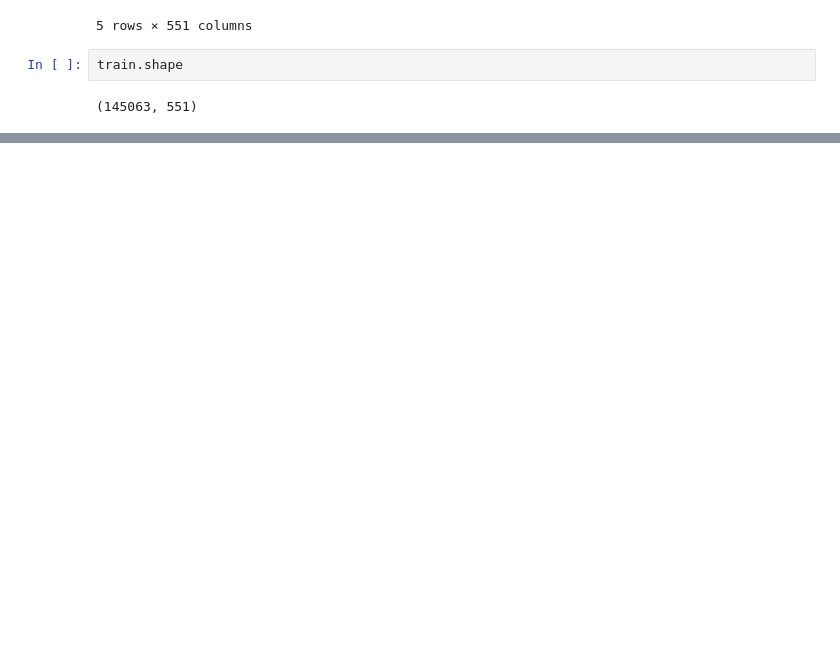
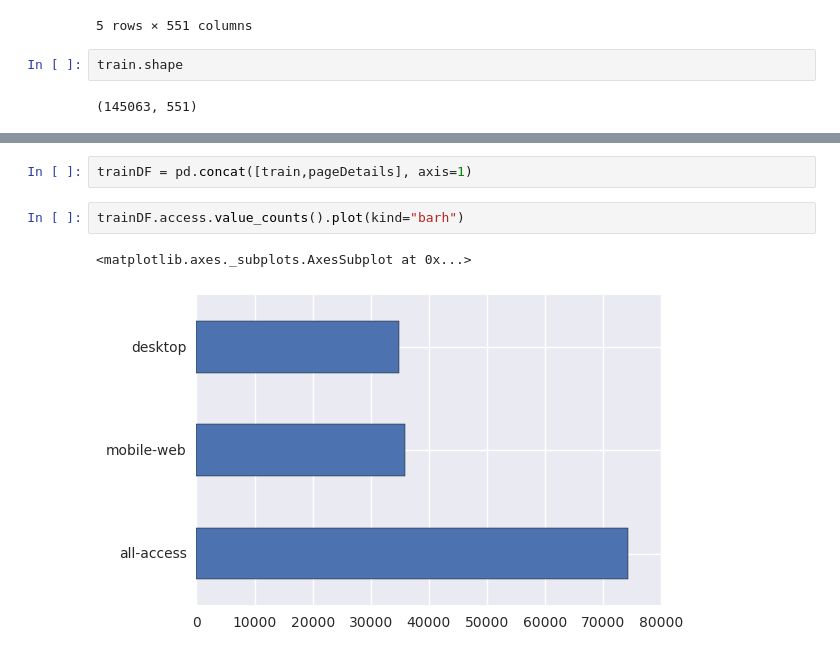
Before and after one commit to darekarsam/Web-Traffic-Forecasting, a Jupyter notebook: Web Traffic Time Series Forecasting.ipynb, the cells around one changed output, grey strips where cells are left out. Cells and saved outputs as stored; diff of their text form; blank space fills up the shorter version.

```diff
--- a/Web Traffic Time Series Forecasting.ipynb
+++ b/Web Traffic Time Series Forecasting.ipynb
@@ -35,0 +46,7 @@ key.shape
+# %%
+trainDF = pd.concat([train,pageDetails], axis=1)
+# %%
+trainDF.access.value_counts().plot(kind="barh")
+# %% [output]
+<matplotlib.axes._subplots.AxesSubplot at 0x...>
+[figure, added]
```
Also changed, not shown: parts of 15 cells of this notebook.
